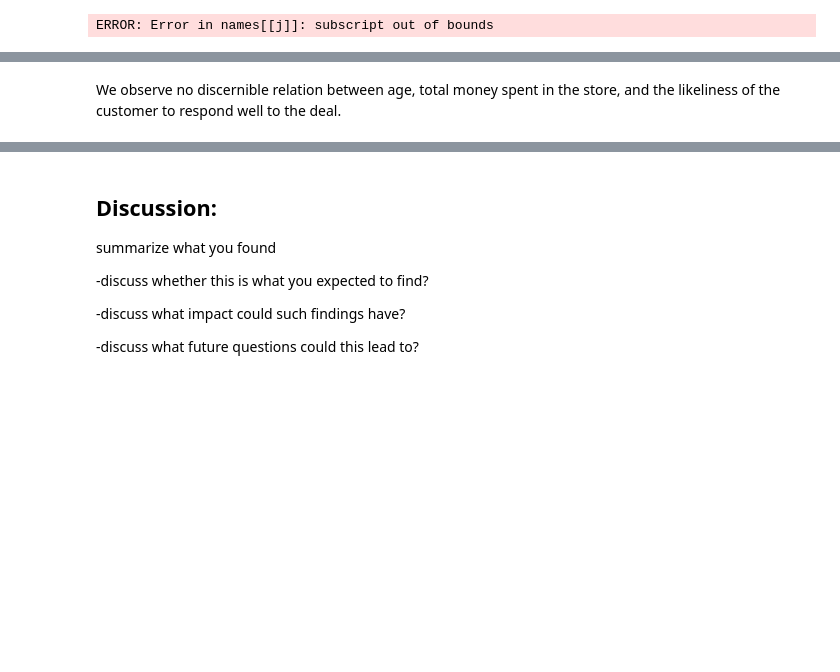
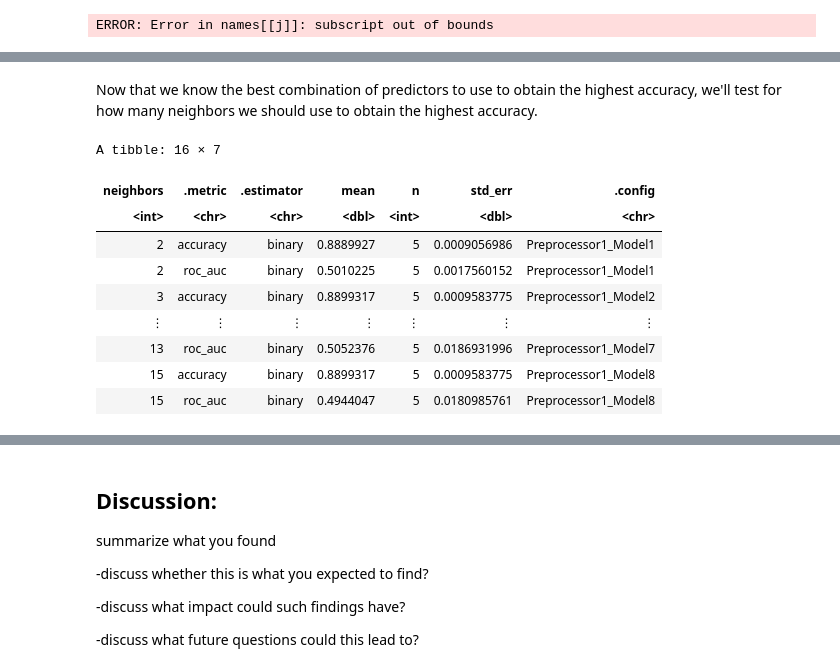
Before and after one commit to nchan315/DSCI_100_007_16_Project, a Jupyter notebook: Project.ipynb, the cells around one changed output, grey strips where cells are left out. Cells and saved outputs as stored; diff of their text form; code cells hidden in the pictures; blank space fills up the shorter version.

```diff
--- a/Project.ipynb
+++ b/Project.ipynb
@@ -421,2 +336,30 @@ Warning message:
-# %% [markdown]
-We observe no discernible relation between age, total money spent in the store, and the likeliness of the customer to respond well to the deal.
+# %% [markdown]
+Now that we know the best combination of predictors to use to obtain the highest accuracy, we'll test for how many neighbors we should use to obtain the highest accuracy.
+# %%
+store_yes_recipe <- recipe(Response ~ Age+Total_Spent+Income+Childhome,
+                                data = store_data_yes_train) |>
+                          step_scale(all_predictors()) |>
+                          step_center(all_predictors())
+
+knn_spec <- nearest_neighbor(weight_func = "rectangular",
+                             neighbors = tune()) |>
+     set_engine("kknn") |>
+     set_mode("classification")
+
+knn_results <- workflow() |>
+          add_recipe(store_recipe) |>
+          add_model(knn_spec) |>
+          tune_grid(resamples = store_vfold, grid = 10) |>
+    collect_metrics()
+knn_results
+# %% [output]
+A tibble: 16 × 7
+| neighbors | .metric | .estimator | mean | n | std_err | .config |
+| <int> | <chr> | <chr> | <dbl> | <int> | <dbl> | <chr> |
+| 2 | accuracy | binary | 0.8889927 | 5 | 0.0009056986 | Preprocessor1_Model1 |
+| 2 | roc_auc | binary | 0.5010225 | 5 | 0.0017560152 | Preprocessor1_Model1 |
+| 3 | accuracy | binary | 0.8899317 | 5 | 0.0009583775 | Preprocessor1_Model2 |
+| ⋮ | ⋮ | ⋮ | ⋮ | ⋮ | ⋮ | ⋮ |
+| 13 | roc_auc | binary | 0.5052376 | 5 | 0.0186931996 | Preprocessor1_Model7 |
+| 15 | accuracy | binary | 0.8899317 | 5 | 0.0009583775 | Preprocessor1_Model8 |
+| 15 | roc_auc | binary | 0.4944047 | 5 | 0.0180985761 | Preprocessor1_Model8 |
```
Also changed, not shown: parts of 20 cells of this notebook.
